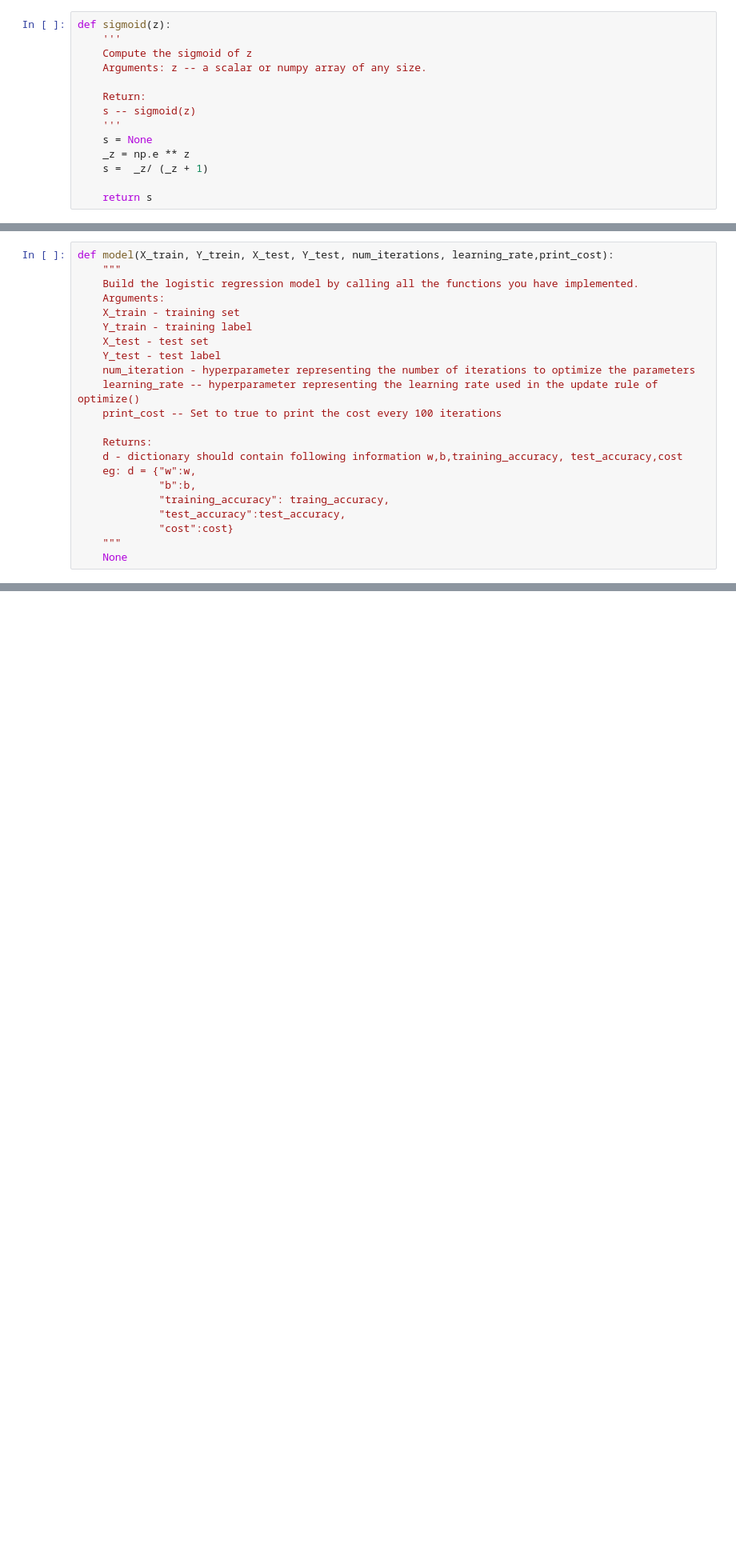
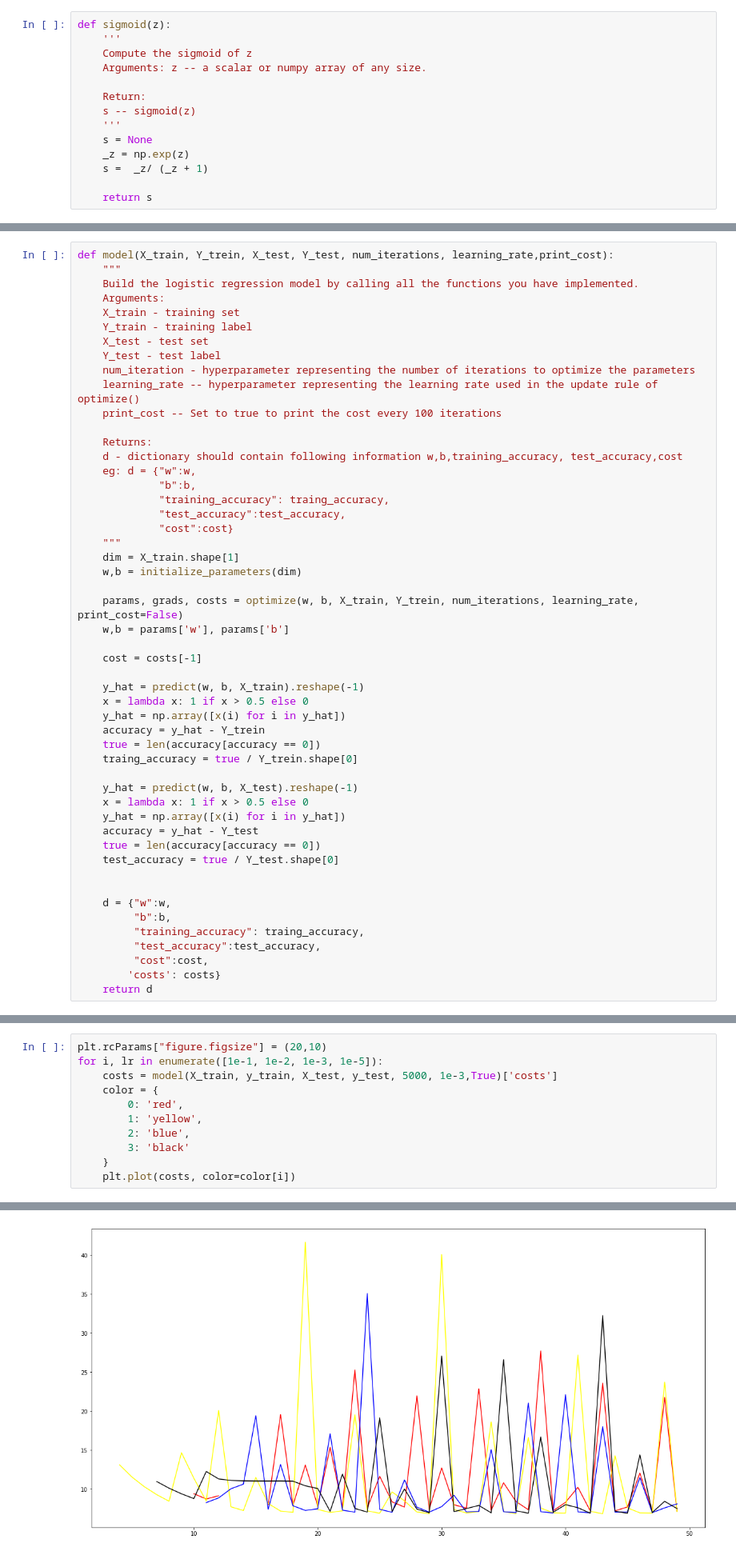
Before and after one commit to NachoLiu1234/assignment2, a Jupyter notebook: Lecture4/Assignment_4.ipynb, the cells around one changed output, grey strips where cells are left out. Shown at 80% size. Drawn from its saved outputs; the diff is of its cells as text; blank space fills up the shorter version.

```diff
--- a/Lecture4/Assignment_4.ipynb
+++ b/Lecture4/Assignment_4.ipynb
@@ -209,7 +210,7 @@ def sigmoid(z):
     s -- sigmoid(z)
     '''
     s = None
-    _z = np.e ** z
+    _z = np.exp(z)
     s =  _z/ (_z + 1)
 
     return s
@@ -394,4 +411,33 @@ def model(X_train, Y_trein, X_test, Y_test, num_iterations, learning_rate,print_
              "test_accuracy":test_accuracy,
              "cost":cost}
     """
-    None
+    dim = X_train.shape[1]
+    w,b = initialize_parameters(dim)
+
+    params, grads, costs = optimize(w, b, X_train, Y_trein, num_iterations, learning_rate, print_cost=False)
+    w,b = params['w'], params['b']
+
+    cost = costs[-1]
+
+    y_hat = predict(w, b, X_train).reshape(-1)
+    x = lambda x: 1 if x > 0.5 else 0
+    y_hat = np.array([x(i) for i in y_hat])
+    accuracy = y_hat - Y_trein
+    true = len(accuracy[accuracy == 0])
+    traing_accuracy = true / Y_trein.shape[0]
+
+    y_hat = predict(w, b, X_test).reshape(-1)
+    x = lambda x: 1 if x > 0.5 else 0
+    y_hat = np.array([x(i) for i in y_hat])
+    accuracy = y_hat - Y_test
+    true = len(accuracy[accuracy == 0])
+    test_accuracy = true / Y_test.shape[0]
+
+
+    d = {"w":w,
+         "b":b,
+         "training_accuracy": traing_accuracy,
+         "test_accuracy":test_accuracy,
+         "cost":cost,
+        'costs': costs}
+    return d
@@ -402,3 +486,15 @@ Congratulations on building your first logistic regression model. It is your tim
 # %% [markdown]
 ##### 4.1 Observe the effect of learning rate on the leraning process.
 Hits: plot the learning curve with different learning rate
+# %%
+plt.rcParams["figure.figsize"] = (20,10)
+for i, lr in enumerate([1e-1, 1e-2, 1e-3, 1e-5]):
+    costs = model(X_train, y_train, X_test, y_test, 5000, 1e-3,True)['costs']
+    color = {
+        0: 'red',
+        1: 'yellow',
+        2: 'blue',
+        3: 'black'
+    }
+    plt.plot(costs, color=color[i])
+# %% [output]
@@ -405,2 +509,3 @@ Hits: plot the learning curve with different learning rate
+[figure, added]
 # %% [markdown]
 ##### 4.2 Observe the effect of iteration_num on the test accuracy.
```
Also changed, not shown: parts of 11 cells of this notebook.
